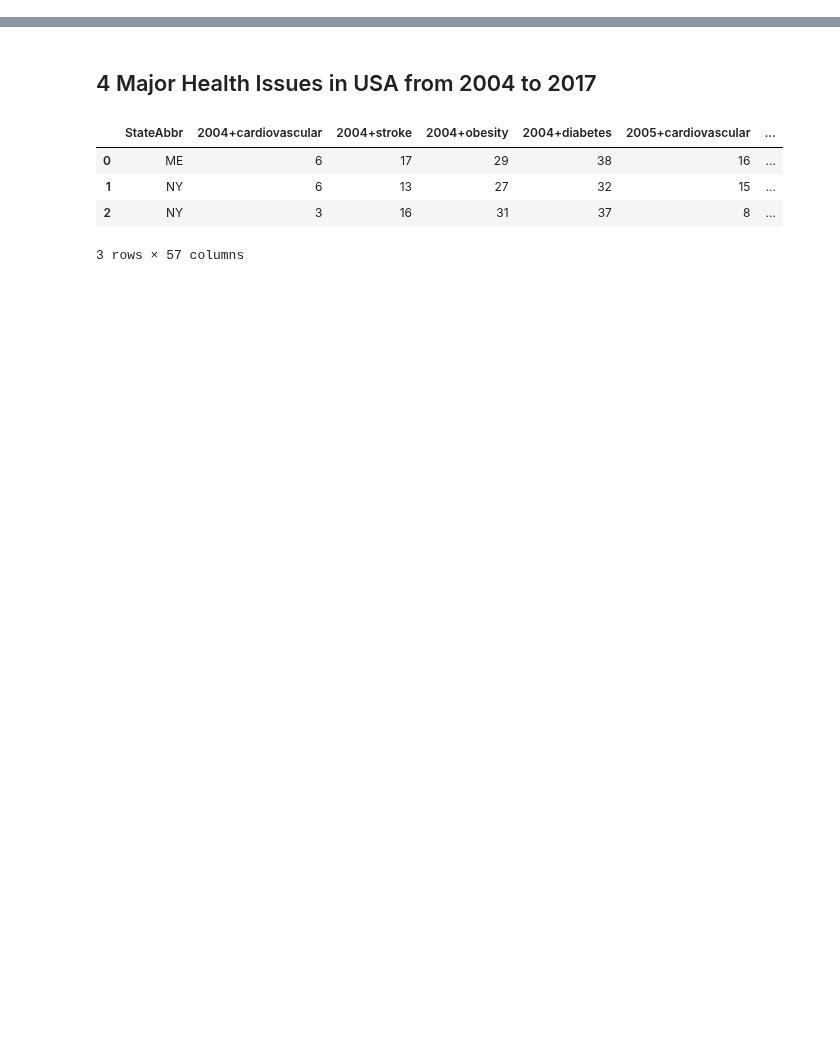
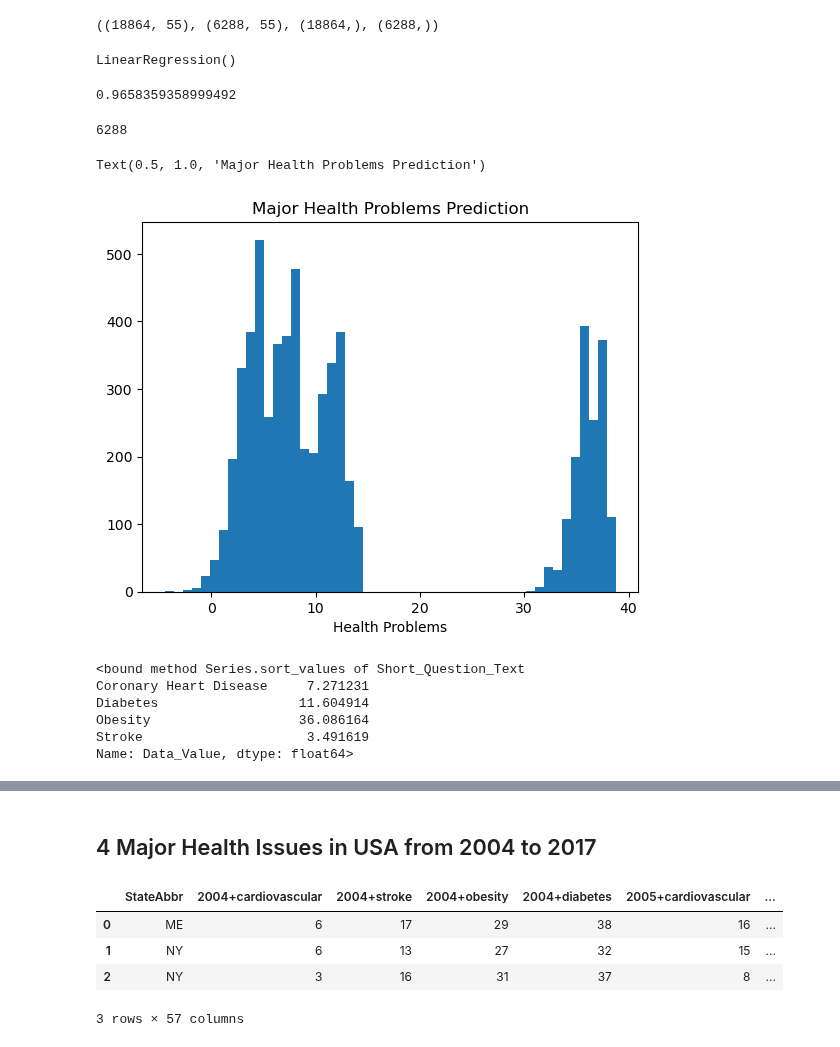
Before and after one commit to HardoModo/Dev10-Capstone, a Jupyter notebook: Jin/Health issues.ipynb, the cells around one changed output, grey strips where cells are left out. Drawn from its saved outputs; the diff is of its cells as text; code cells hidden in the pictures; blank space fills up the shorter version.

```diff
--- a/Jin/Health issues.ipynb
+++ b/Jin/Health issues.ipynb
@@ -93,0 +124,8 @@ Text(0.5, 1.0, 'Child Average Weight Ratings By Continent')
+# %%
+X= pd.concat([X, temp, temp2, temp3], axis=1)
+X = X.drop(columns=['StateAbbr', 'Category','Short_Question_Text'], axis=1)
+# %%
+X_train, X_test, y_train, y_test = train_test_split(X, y, random_state=42, test_size=0.25)
+X_train.shape, X_test.shape, y_train.shape, y_test.shape
+# %% [output]
+((18864, 55), (6288, 55), (18864,), (6288,))
@@ -93,0 +134,32 @@ Text(0.5, 1.0, 'Child Average Weight Ratings By Continent')
+# %%
+model.fit(X_train, y_train)
+# %% [output]
+LinearRegression()
+# %%
+r2 = model.score(X_test, y_test)
+r2
+# %% [output]
+0.9658359358999492
+# %%
+Predict = model.predict(X_test)
+len(Predict)
+# %% [output]
+6288
+# %%
+
+plt.hist(Predict, bins=50)
+plt.xlabel("Health Problems")
+plt.title("Major Health Problems Prediction")
+# %% [output]
+Text(0.5, 1.0, 'Major Health Problems Prediction')
+[figure, added]
+# %%
+filteredDF = filteredDF.groupby('Short_Question_Text')['Data_Value'].mean().sort_values
+filteredDF
+# %% [output]
+<bound method Series.sort_values of Short_Question_Text
+Coronary Heart Disease     7.271231
+Diabetes                  11.604914
+Obesity                   36.086164
+Stroke                     3.491619
+Name: Data_Value, dtype: float64>
```
Also changed, not shown: parts of 57 cells of this notebook, 2 other files.
